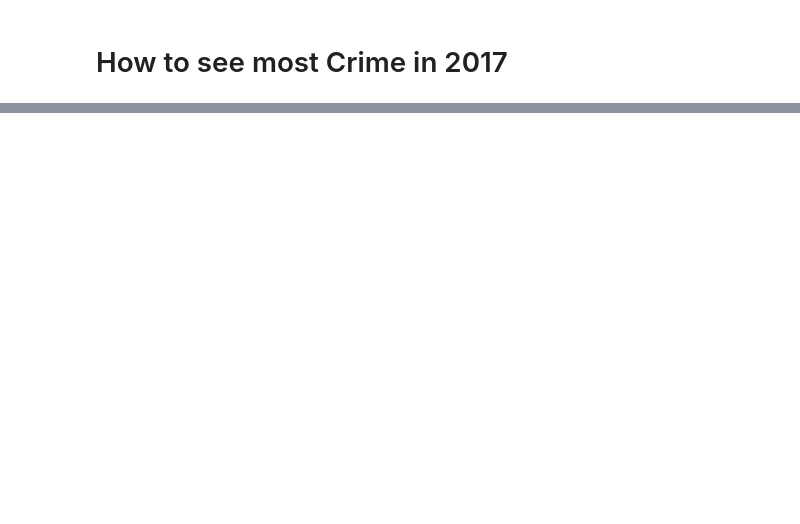
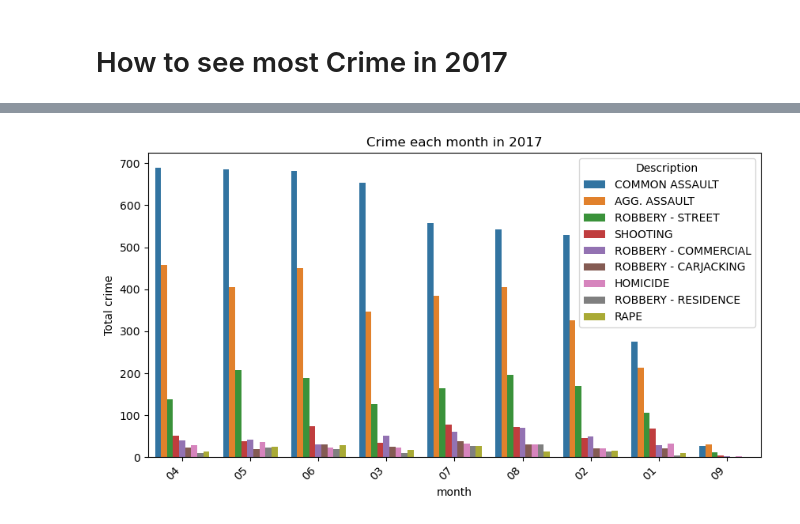
Before and after one commit to ackermanjayjay/Victim_crime_based, a Jupyter notebook: Victim_crime_based.ipynb, the cells around one changed output, grey strips where cells are left out. Cells and saved outputs as stored; diff of their text form; code cells hidden in the pictures; blank space fills up the shorter version.

```diff
--- a/Victim_crime_based.ipynb
+++ b/Victim_crime_based.ipynb
@@ -110,0 +119,2 @@ Most crime in 2017 the answer is
+# %%
+style_crime_by_month_in_2017=pd.DataFrame(most_crime_2017[["month",'Description']].value_counts()).reset_index().rename(columns={0:"Total crime"})
@@ -110,0 +153,8 @@ Most crime in 2017 the answer is
+# %%
+plt.figure(figsize=(10,5))
+sns.barplot(data=style_crime_by_month_in_2017,x="month",y="Total crime",hue="Description")
+plt.xticks(rotation=45, ha='right')
+plt.title("Crime each month in 2017")
+plt.show()
+# %% [output]
+[figure, added]
```
Also changed, not shown: parts of 13 cells of this notebook.
